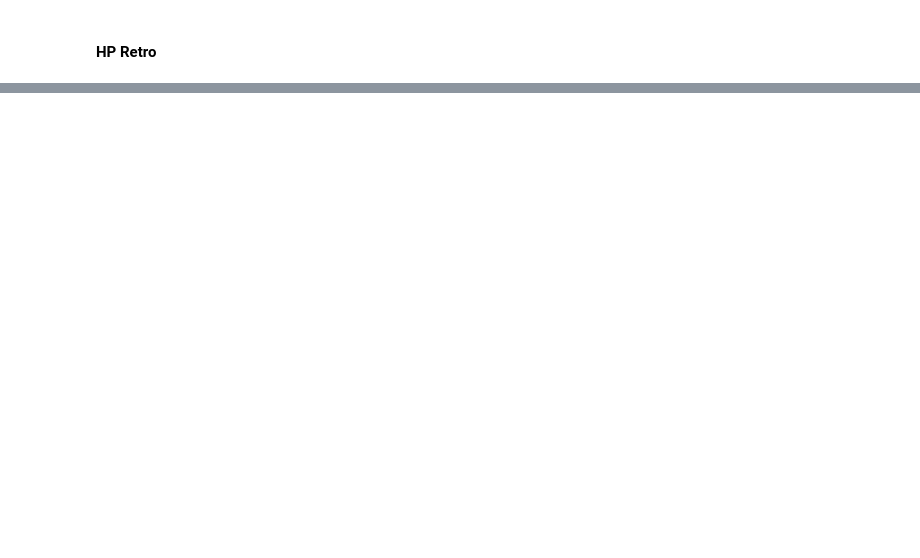
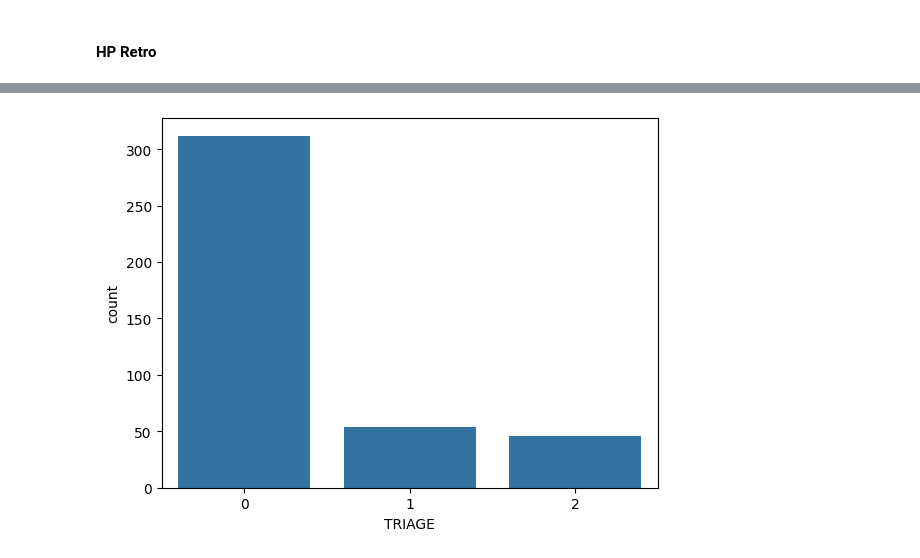
Before and after one commit to KacperPerz/siwim, a Jupyter notebook: dev.ipynb, the cells around one changed output, grey strips where cells are left out. Cells and saved outputs as stored; diff of their text form; code cells hidden in the pictures; blank space fills up the shorter version.

```diff
--- a/dev.ipynb
+++ b/dev.ipynb
@@ -34,3 +39,0 @@ df
-# %%
-df = df.replace("?", None)
-df = df.drop(columns=["NUMBER"])
@@ -37 +188,4 @@ df = df.drop(columns=["NUMBER"])
+# %%
+class_sequence = {"DISCHARGE": 0, "XRAY": 1, "LAB_XRAY_BSCAN": 2}
+y = y.map(class_sequence)
 # %%
@@ -89,0 +214,5 @@ Categorical features: 24
+# %%
+sns.countplot(x=y)
+plt.show()
+# %% [output]
+[figure, added]
```
Also changed, not shown: parts of 13 cells of this notebook, 4 other files.
